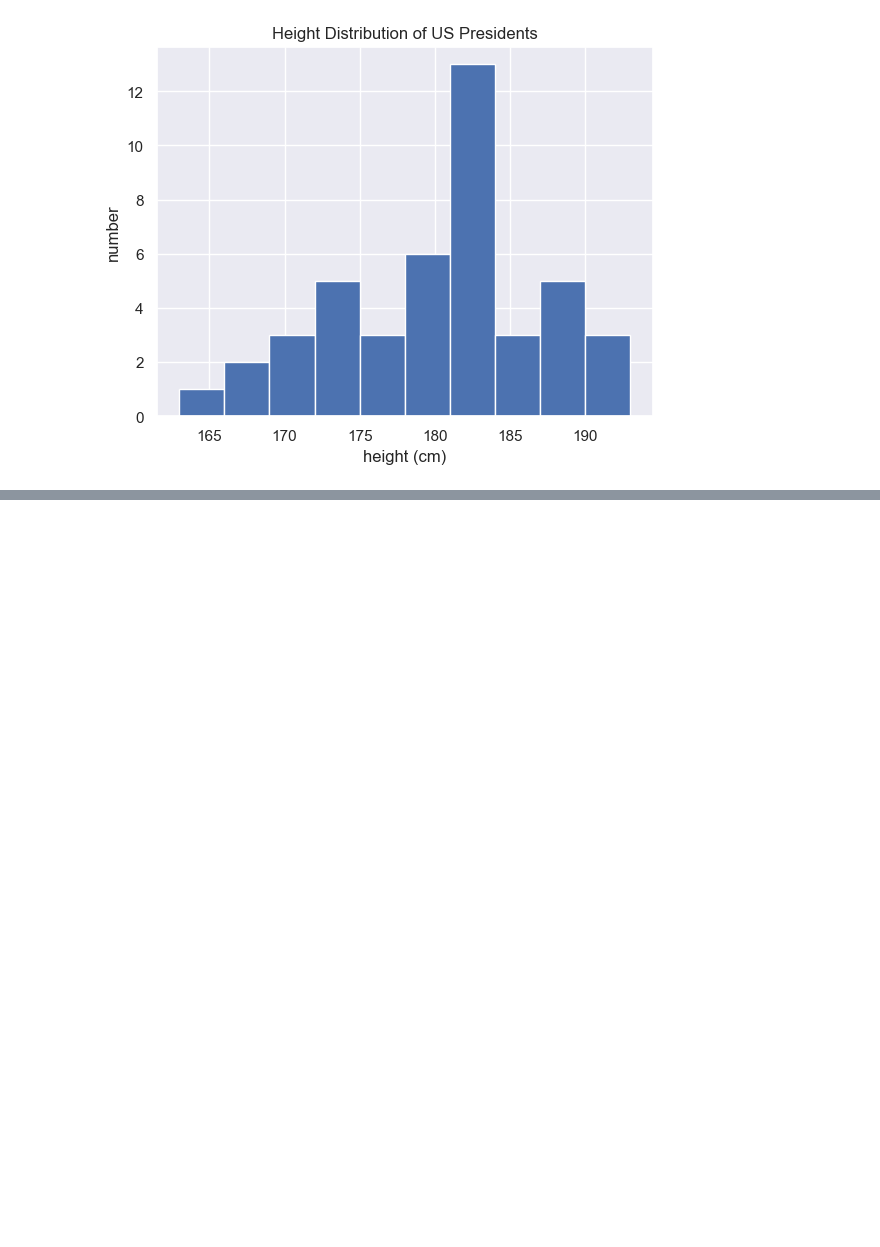
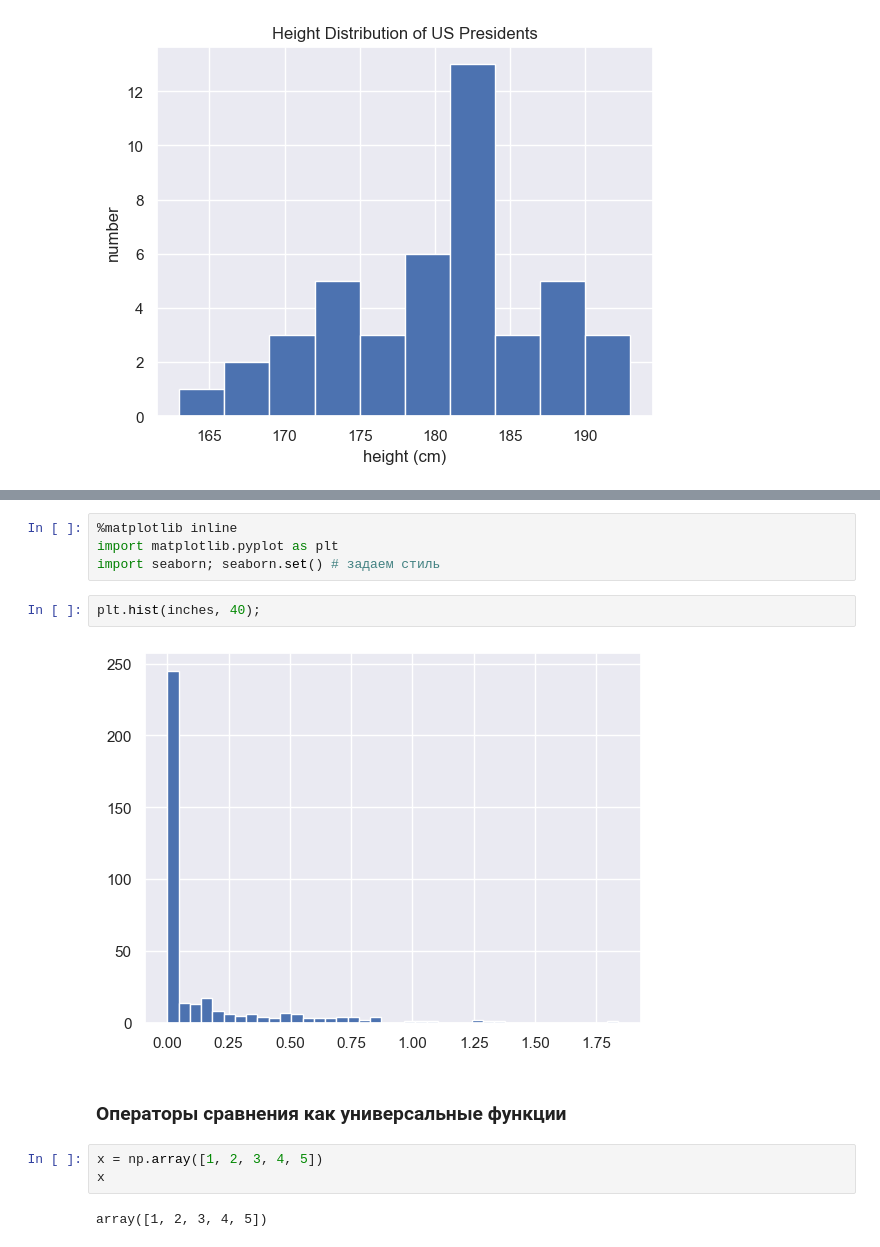
Before and after one commit to NikolayDu/pets, a Jupyter notebook: DS and ML study/introduction_numpy.ipynb, the cells around one changed output, grey strips where cells are left out. Saved outputs shown, nothing was run; the diff lists cells and outputs as text; blank space fills up the shorter version.

```diff
--- a/DS and ML study/introduction_numpy.ipynb
+++ b/DS and ML study/introduction_numpy.ipynb
@@ -755,0 +930,15 @@ Text(0, 0.5, 'number')
+# %%
+%matplotlib inline
+import matplotlib.pyplot as plt
+import seaborn; seaborn.set() # задаем стиль
+# %%
+plt.hist(inches, 40);
+# %% [output]
+[figure, added]
+# %% [markdown]
+### Операторы сравнения как универсальные функции
+# %%
+x = np.array([1, 2, 3, 4, 5])
+x
+# %% [output]
+array([1, 2, 3, 4, 5])
```
Also changed, not shown: parts of 72 cells of this notebook.
